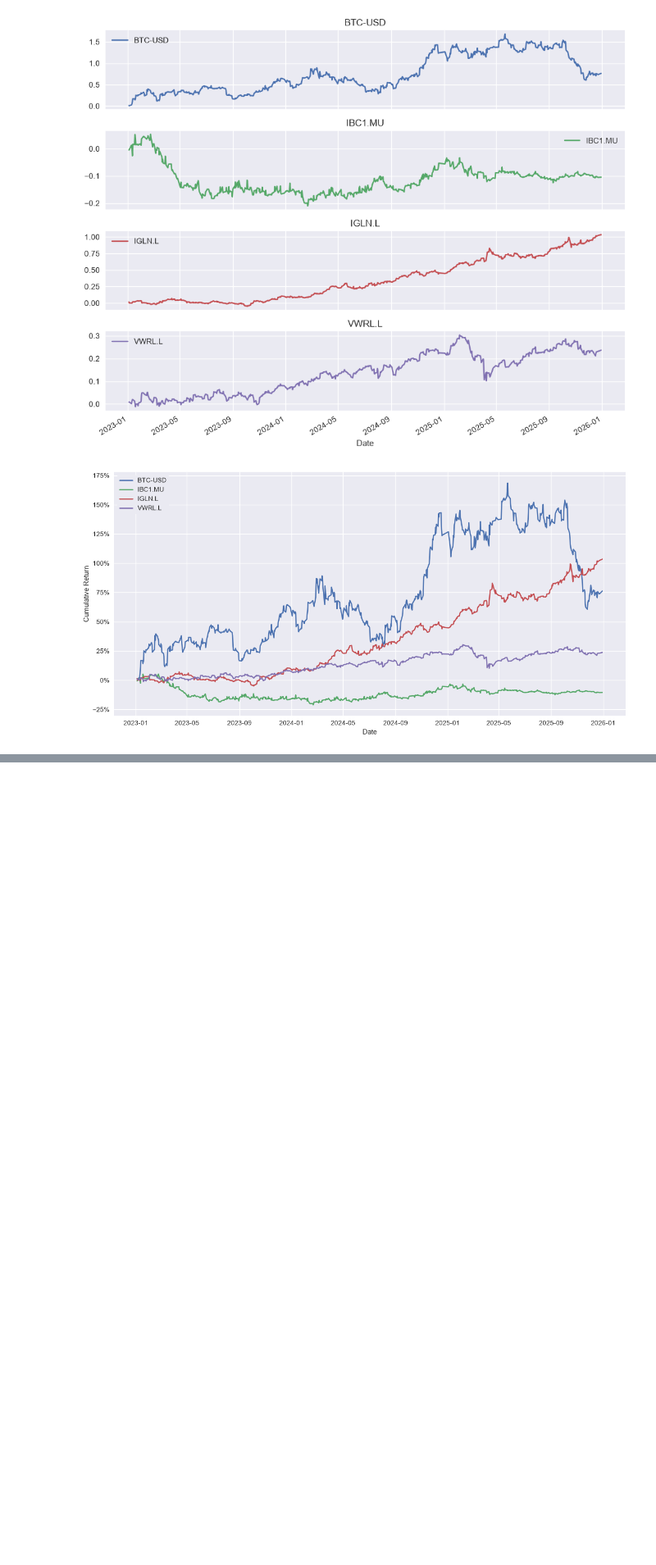
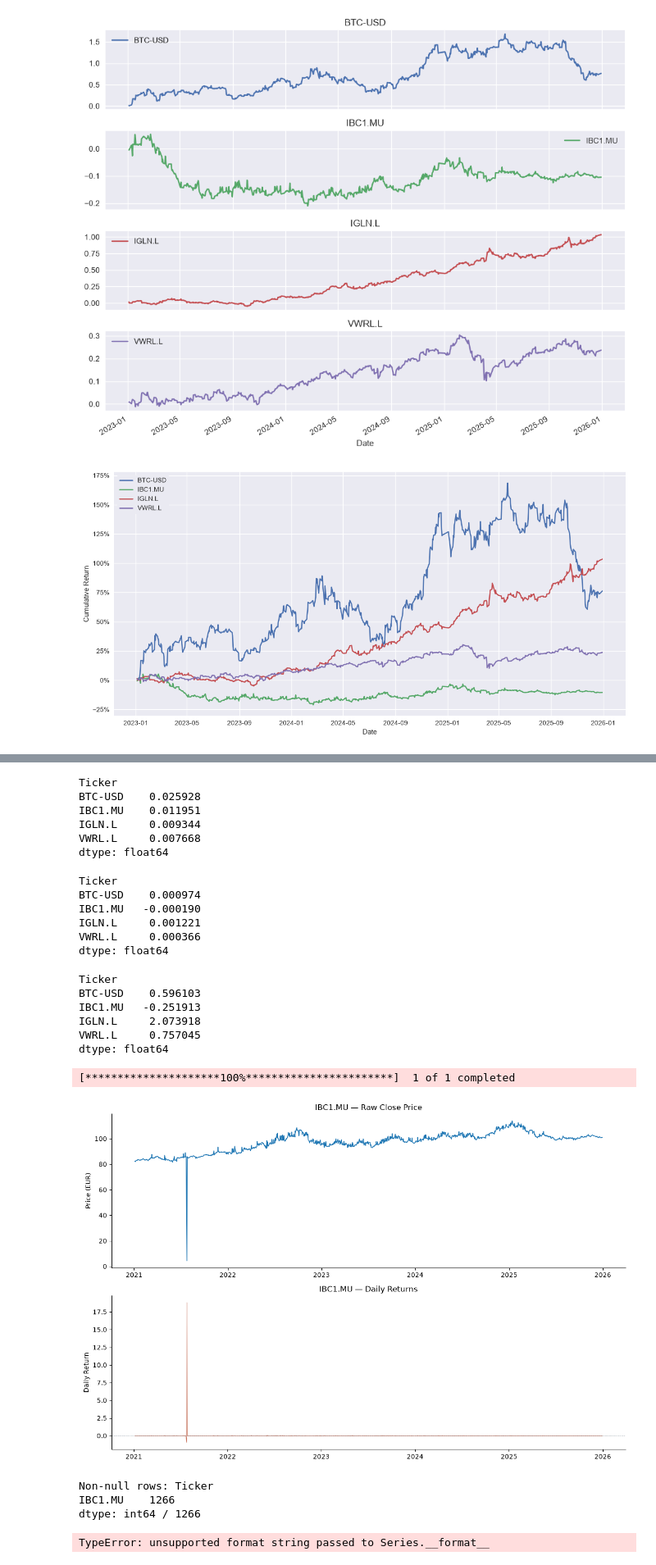
Before and after one commit to Hugh-Munro/orbis, a Jupyter notebook: research.ipynb, the cells around one changed output, grey strips where cells are left out. Shown at 82% size. Saved outputs shown, nothing was run; the diff lists cells and outputs as text; code cells hidden in the pictures; blank space fills up the shorter version.

```diff
--- a/research.ipynb
+++ b/research.ipynb
@@ -140,0 +150,64 @@ plt.show()
+# %%
+log_returns.std()
+# %% [output]
+Ticker
+BTC-USD    0.025928
+IBC1.MU    0.011951
+IGLN.L     0.009344
+VWRL.L     0.007668
+dtype: float64
+# %%
+log_returns.mean()
+# %% [output]
+Ticker
+BTC-USD    0.000974
+IBC1.MU   -0.000190
+IGLN.L     0.001221
+VWRL.L     0.000366
+dtype: float64
+# %%
+sharpe = log_returns.mean() / log_returns.std() * np.sqrt(252)
+sharpe
+# %% [output]
+Ticker
+BTC-USD    0.596103
+IBC1.MU   -0.251913
+IGLN.L     2.073918
+VWRL.L     0.757045
+dtype: float64
+# %%
+import matplotlib.pyplot as plt
+
+raw_ibc1 = yf.download("IBC1.MU", start="2021-01-01", end="2026-01-01", auto_adjust=True)["Close"]
+
+fig, axes = plt.subplots(2, 1, figsize=(12, 8))
+
+# Price series
+axes[0].plot(raw_ibc1.index, raw_ibc1.values, linewidth=1.2)
+axes[0].set_title("IBC1.MU — Raw Close Price")
+axes[0].set_ylabel("Price (EUR)")
+axes[0].spines["top"].set_visible(False)
+axes[0].spines["right"].set_visible(False)
+
+# Daily returns
+ret_ibc1 = raw_ibc1.pct_change().dropna()
+axes[1].plot(ret_ibc1.index, ret_ibc1.values, linewidth=0.8, color="#c46a52")
+axes[1].axhline(0, color="#a0a8b0", linewidth=0.6, linestyle="--")
+axes[1].set_title("IBC1.MU — Daily Returns")
+axes[1].set_ylabel("Daily Return")
+axes[1].spines["top"].set_visible(False)
+axes[1].spines["right"].set_visible(False)
+
+plt.tight_layout()
+plt.show()
+
+print(f"Non-null rows: {raw_ibc1.notna().sum()} / {len(raw_ibc1)}")
+print(f"Max daily return: {ret_ibc1.max():.2%}")
+print(f"Min daily return: {ret_ibc1.min():.2%}")
+# %% [output]
+[*********************100%***********************]  1 of 1 completed
+[figure, added]
+Non-null rows: Ticker
+IBC1.MU    1266
+dtype: int64 / 1266
+TypeError: unsupported format string passed to Series.__format__
```
Also changed, not shown: parts of 1 cell of this notebook, 9 other files.
